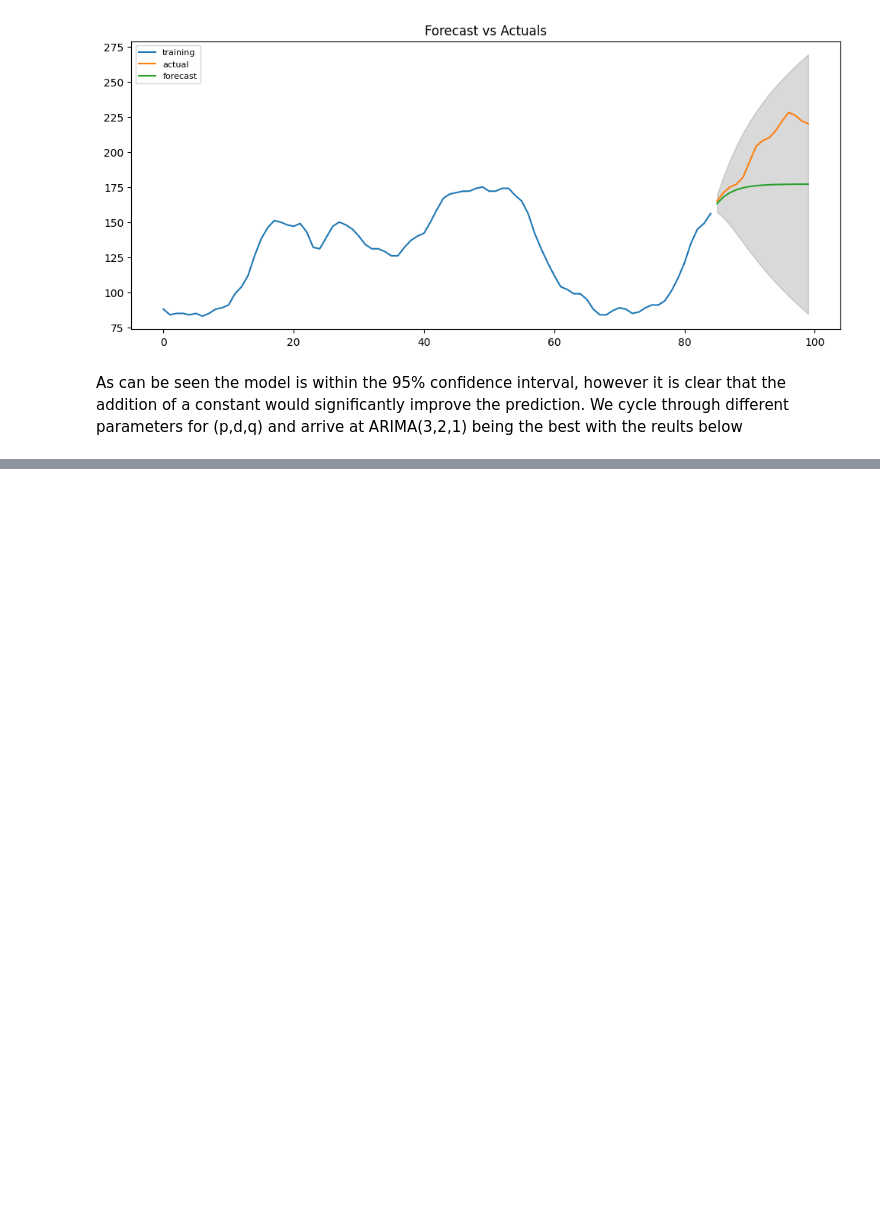
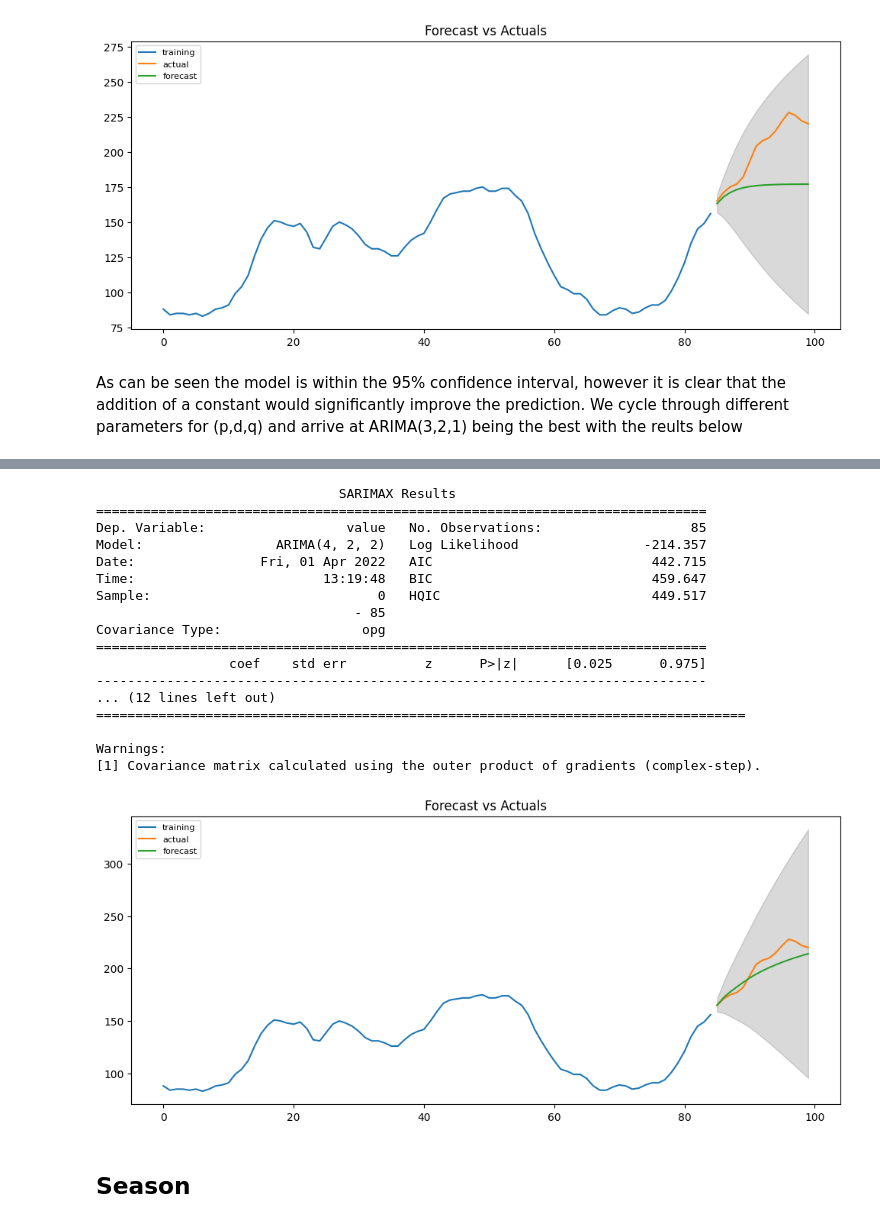
Before and after one commit to Julio-Baeta1/PythonTimeSeries, a Jupyter notebook: SARIMAX Tutorial.ipynb, the cells around one changed output, grey strips where cells are left out. Drawn from its saved outputs; the diff is of its cells as text; code cells hidden in the pictures; blank space fills up the shorter version.

Commit message:
Completed test metric and automated sections

```diff
--- a/SARIMAX Tutorial.ipynb
+++ b/SARIMAX Tutorial.ipynb
@@ -290,0 +358,48 @@ forecast_accuracy(fc, test.values)
+# %%
+# Build Model
+model = ARIMA(train, order=(4, 2, 2))
+fitted = model.fit()
+print(fitted.summary())
+
+# Forecast
+forecast = fitted.get_forecast(15, alpha=0.05)  # 95% conf
+
+# Make as pandas series
+#fc_series = pd.Series(fitted.forecast(15), index=test.index)
+fc = forecast.predicted_mean
+fc_series = pd.Series(fc, index=test.index)
+conf = forecast.conf_int(alpha=0.05)
+lower_series = pd.Series(conf.iloc[:,0], index=test.index)
+upper_series = pd.Series(conf.iloc[:,1], index=test.index)
+
+# Plot
+plt.figure(figsize=(12,5), dpi=100)
+plt.plot(train, label='training')
+plt.plot(test, label='actual')
+plt.plot(fc_series, label='forecast')
+plt.fill_between(lower_series.index, lower_series, upper_series,
+                 color='k', alpha=.15)
+plt.title('Forecast vs Actuals')
+plt.legend(loc='upper left', fontsize=8)
+plt.show()
+# %% [output]
+                               SARIMAX Results
+==============================================================================
+Dep. Variable:                  value   No. Observations:                   85
+Model:                 ARIMA(4, 2, 2)   Log Likelihood                -214.357
+Date:                Fri, 01 Apr 2022   AIC                            442.715
+Time:                        13:19:48   BIC                            459.647
+Sample:                             0   HQIC                           449.517
+                                 - 85
+Covariance Type:                  opg
+==============================================================================
+                 coef    std err          z      P>|z|      [0.025      0.975]
+------------------------------------------------------------------------------
+... (12 lines left out)
+===================================================================================
+
+Warnings:
+[1] Covariance matrix calculated using the outer product of gradients (complex-step).
+[figure, added]
+# %% [markdown]
+## Season
```
Also changed, not shown: parts of 11 cells of this notebook.
